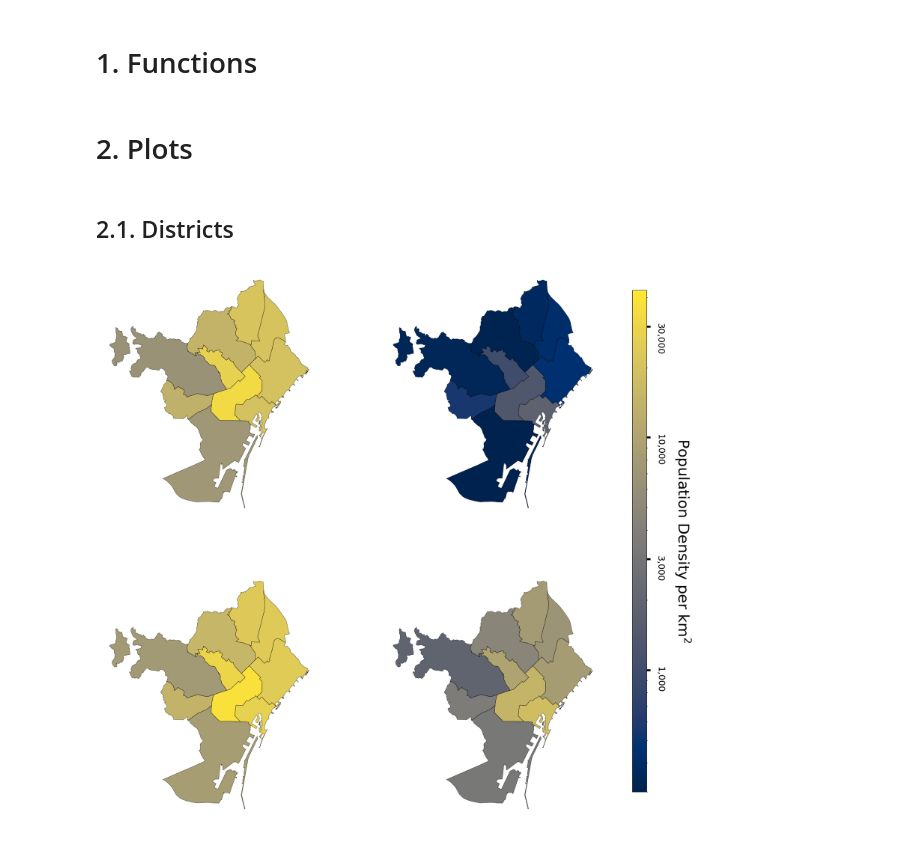
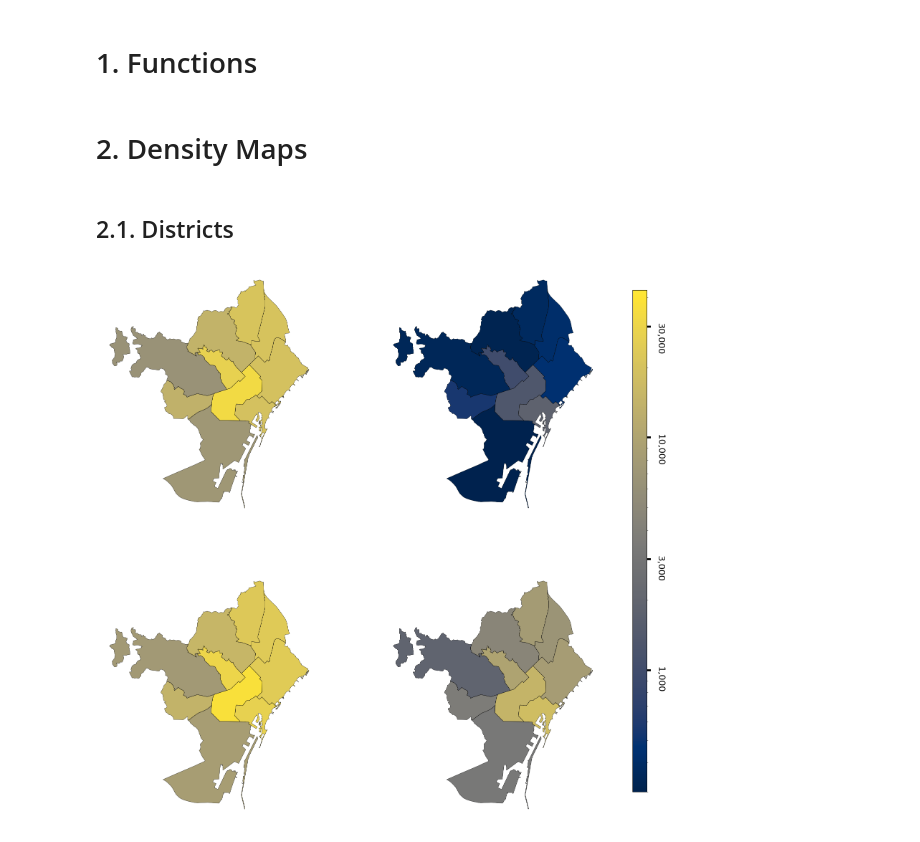
Before and after one commit to pablob2002/immigration-avdm, a Jupyter notebook: Ale/1_density.ipynb, the cells around one changed output. Saved outputs shown, nothing was run; the diff lists cells and outputs as text; code cells hidden in the pictures.

```diff
--- a/Ale/1_density.ipynb
+++ b/Ale/1_density.ipynb
@@ -133,8 +127,9 @@ def prepare_gdf(year, level):
     file_extension = '_birthPlace_spain_v_outside.csv'
     file = str(year) + file_extension
 
-    # avoid data type errors
     df = pd.read_csv(data_dir + file)
+
+    # avoid data type issues
     df['Value'] = pd.to_numeric(df['Value'], errors='coerce').fillna(0).astype(int)     # convert to numeric, set NaN to 0
     df['Birth_Place'] = df['Birth_Place'].astype(str).str.strip()   # convert to str and strip spaces
 
@@ -205,7 +200,7 @@ def plot_immigrant_density(year, level, ax):
     # black lines for boundaries (better visibility)
     gdf.boundary.plot(ax=ax, color='black', linewidth=0.4, zorder=3)
 
-def add_legend(fig):
+def add_legend(fig, level):
     global vmin, vmax
 
     # --- NEW AXIS FOR THE LEGEND ---
@@ -221,10 +216,10 @@ def add_legend(fig):
     # --- COLORBAR ---
     cbar = fig.colorbar(sm, cax=cbar_ax)
 
-    cbar.set_label('Population Density per km$^2$',
-                fontsize=30,
-                rotation=270,
-                labelpad=55)
+    # cbar.set_label('Population Density per km$^2$',
+    #             fontsize=30,
+    #             rotation=270,
+    #             labelpad=55)
 
     # --- TICK PARAMETERS ---
     cbar.ax.tick_params(
@@ -237,29 +232,32 @@ def add_legend(fig):
     )
     cbar.ax.tick_params(axis='y', labelrotation=270)
 
-    ticks = [1000, 3000, 10000, 30000]
+    if level == 'District':
+        ticks = [1000, 3000, 10000, 30000]
+    elif level == 'Neighborhood':
+        ticks = [300,1000, 3000, 10000, 30000]
     cbar.set_ticks(ticks)
     cbar.set_ticklabels([f"{t:,}" for t in ticks])  # formatted with commas
 
     cbar.ax.tick_params(labelsize=18, length=8, width=4, pad=10)
 # %% [markdown]
-# 2. Plots
+# 2. Density Maps
 # %% [markdown]
 ## 2.1. Districts
 # %%
 level = 'District'
 vmin, vmax = 3000, 50000    # no se ve 1997 imm - todo azul
 vmin, vmax = 600, 60000     # recupera algo de color, pero mucho azul
 vmin, vmax = 300, 43000     # se ve bien, densidad total algo amarilla de más
 
 fig, axs = plt.subplots(2, 2, figsize=(20, 20))
 plot_density(1997, level, axs[0,0])
 plot_density(2025, level, axs[1,0])
 plot_immigrant_density(1997, level, axs[0,1])
 plot_immigrant_density(2025, level, axs[1,1])
 
-add_legend(fig)
+add_legend(fig, level)
 
 plt.show()
 # %% [output]
-[figure, old version]
+[figure, new version]
```
Also changed, not shown: parts of 6 cells of this notebook.
